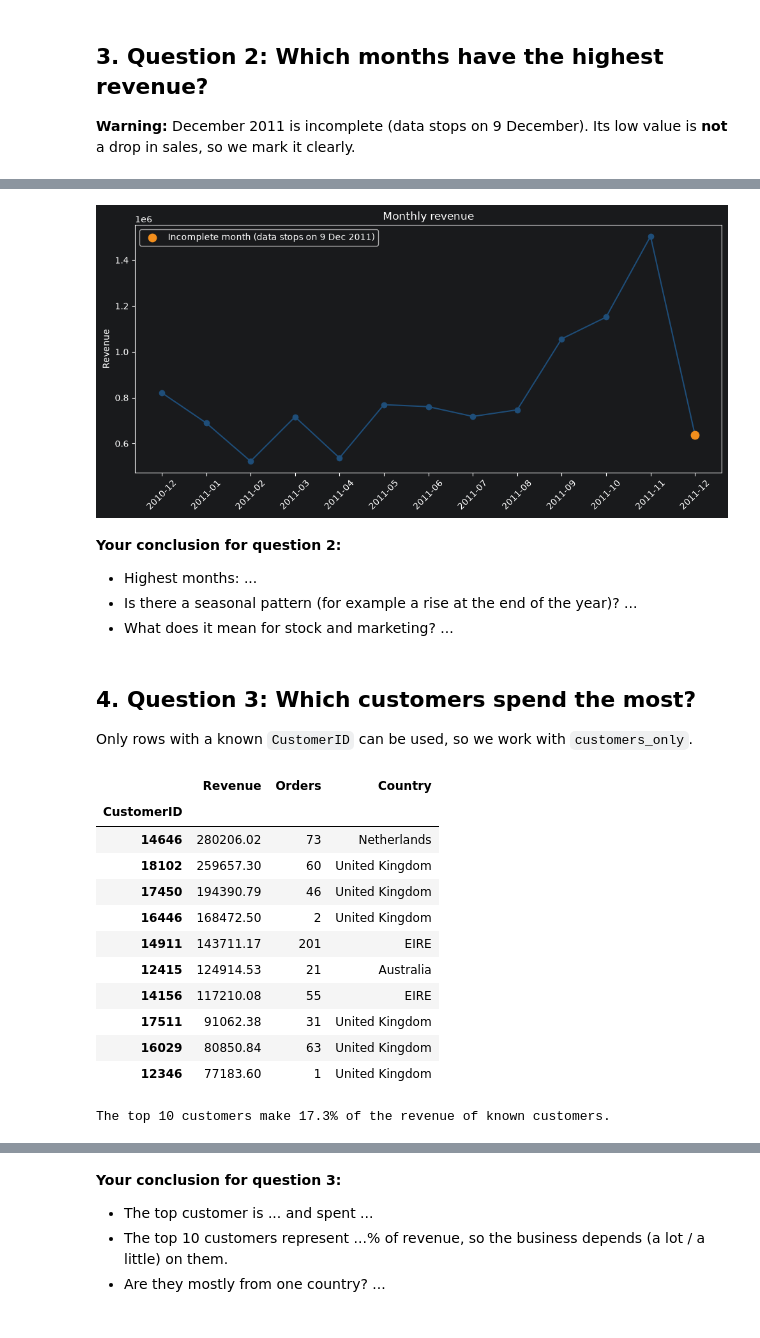
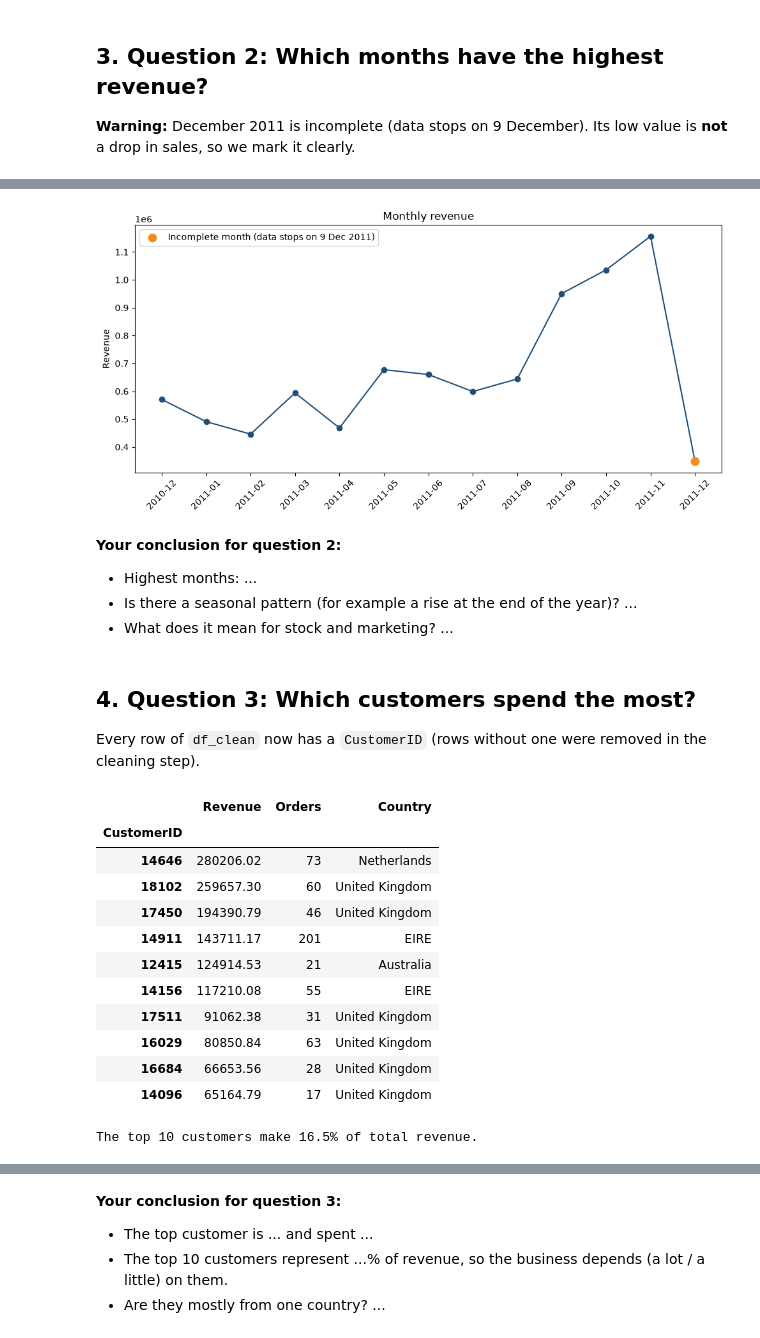
Before and after one commit to snoussiwadiee-cpu/E-commerce-Sales-Project, a Jupyter notebook: notebooks/03_analysis.ipynb, the cells around one changed output, grey strips where cells are left out. Drawn from its saved outputs; the diff is of its cells as text; code cells hidden in the pictures.

```diff
--- a/notebooks/03_analysis.ipynb
+++ b/notebooks/03_analysis.ipynb
@@ -22,16 +22,17 @@ import matplotlib.pyplot as plt
 # StockCode and InvoiceNo are read as text so codes like 85123A stay intact.
 df_clean = pd.read_csv(
     "../data/cleanData.csv",
-    dtype={"InvoiceNo": str, "StockCode": str},
+    dtype={"InvoiceNo": str, "StockCode": str, "CustomerID": str},
     parse_dates=["InvoiceDate"],
 )
 
-# The CSV only holds df_clean, so we rebuild the two helper tables here
-customers_only = df_clean.dropna(subset=["CustomerID"])                      # known customers only
+# Safety check: the cleaning notebook must have removed every row without a CustomerID
+assert df_clean["CustomerID"].notna().all(), "Missing CustomerID found: rerun 02_cleaning.ipynb"
+
+# The CSV only holds df_clean, so we rebuild the product table here
 products_only = df_clean[df_clean["StockCode"].str.match(r"^\d{5}")]         # real products (no POST, DOT, M...)
 
 print("All valid sales  :", len(df_clean))
-print("Known customers  :", len(customers_only))
 print("Real products    :", len(products_only))
 
 # Folders for the charts (report) and the result tables
@@ -212,7 +212,7 @@ plt.show()
 
 revenue_by_month.to_csv("../data/outputs/monthly_revenue.csv")
 # %% [output]
-[figure, old version]
+[figure, new version]
 # %% [markdown]
 **Your conclusion for question 2:**
 
@@ -222,38 +222,36 @@ revenue_by_month.to_csv("../data/outputs/monthly_revenue.csv")
 # %% [markdown]
 ## 4. Question 3: Which customers spend the most?
 
-Only rows with a known `CustomerID` can be used, so we work with `customers_only`.
+Every row of `df_clean` now has a `CustomerID` (rows without one were removed in the cleaning step).
 # %%
-# CustomerID is stored as a decimal (17850.0): convert it to a clean text label
-customers = customers_only.copy()
-customers["CustomerID"] = customers["CustomerID"].astype(int).astype(str)
+customers = df_clean   # CustomerID is already clean text (for example "17850")
 
 customer_summary = customers.groupby("CustomerID").agg(
     Revenue=("Revenue", "sum"),
     Orders=("InvoiceNo", "nunique"),
     Country=("Country", "first"),
 )
 
 top10_customers = customer_summary.sort_values("Revenue", ascending=False).head(10)
 display(top10_customers.round(2))
 
 # How concentrated is the revenue?
 share_top10 = top10_customers["Revenue"].sum() / customers["Revenue"].sum()
-print(f"The top 10 customers make {share_top10:.1%} of the revenue of known customers.")
+print(f"The top 10 customers make {share_top10:.1%} of total revenue.")
 # %% [output]
 |  | Revenue | Orders | Country |
 | CustomerID |  |  |  |
 | 14646 | 280206.02 | 73 | Netherlands |
 | 18102 | 259657.30 | 60 | United Kingdom |
 | 17450 | 194390.79 | 46 | United Kingdom |
-| 16446 | 168472.50 | 2 | United Kingdom |
 | 14911 | 143711.17 | 201 | EIRE |
 | 12415 | 124914.53 | 21 | Australia |
 | 14156 | 117210.08 | 55 | EIRE |
 | 17511 | 91062.38 | 31 | United Kingdom |
 | 16029 | 80850.84 | 63 | United Kingdom |
-| 12346 | 77183.60 | 1 | United Kingdom |
+| 16684 | 66653.56 | 28 | United Kingdom |
+| 14096 | 65164.79 | 17 | United Kingdom |
-The top 10 customers make 17.3% of the revenue of known customers.
+The top 10 customers make 16.5% of total revenue.
 # %%
 fig, ax = plt.subplots(figsize=(9, 5))
 top10_customers["Revenue"].sort_values().plot(kind="barh", ax=ax, color="#1F4E79")
```
Also changed, not shown: parts of 12 cells of this notebook, 15 other files.
